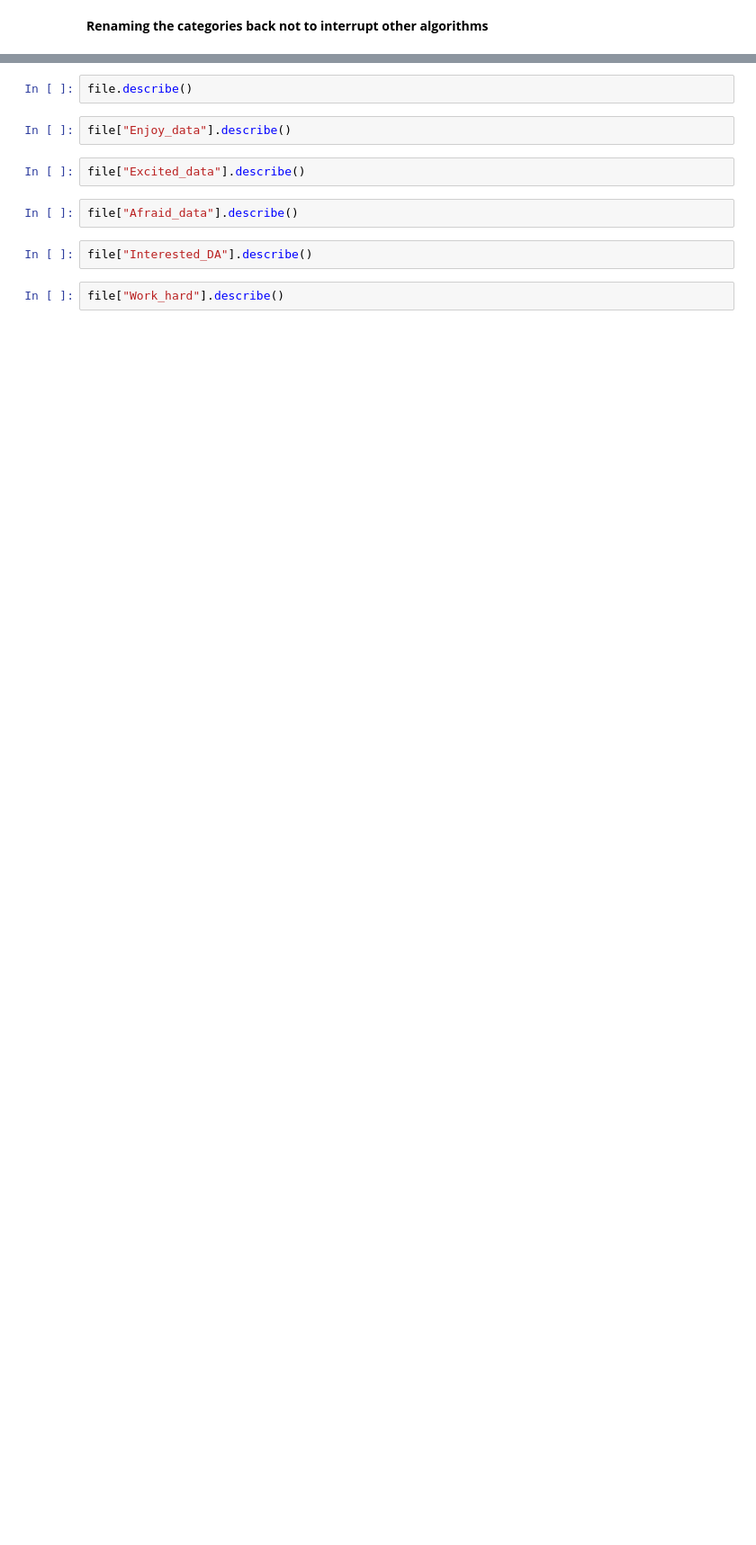
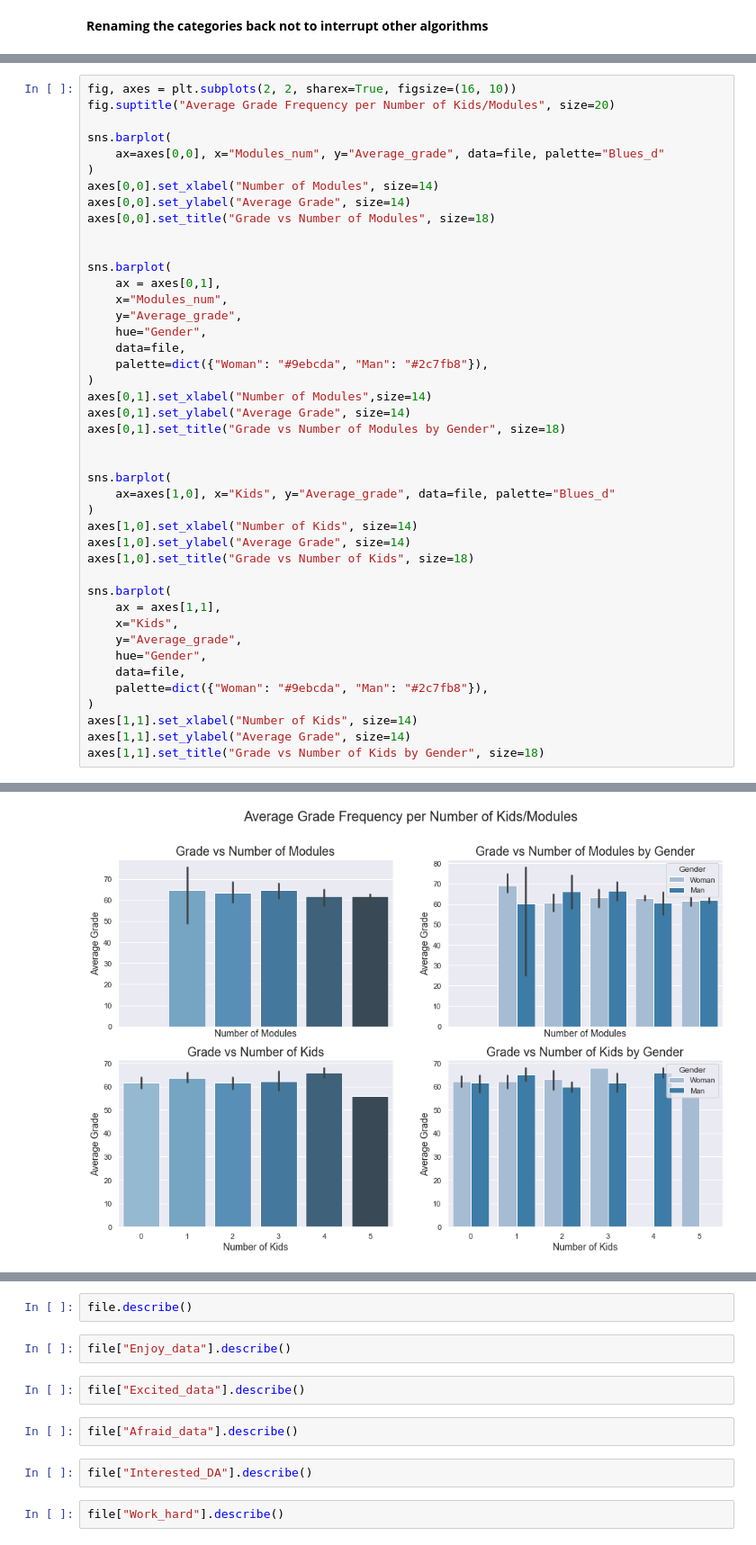
Before and after one commit to ofeliiaB/parental_status_vs_college_performance, a Jupyter notebook: Data_Analytics_Assignment.ipynb, the cells around one changed output, grey strips where cells are left out. Shown: that part at 90% size. Saved outputs shown, nothing was run; the diff lists cells and outputs as text; blank space fills up the shorter version.

Commit message:
added exploratory visuals, cleaned up the notebook and numbered the headers

```diff
--- a/Data_Analytics_Assignment.ipynb
+++ b/Data_Analytics_Assignment.ipynb
@@ -549,0 +478,44 @@ for i in scatter_configs_cor:
+# %%
+fig, axes = plt.subplots(2, 2, sharex=True, figsize=(16, 10))
+fig.suptitle("Average Grade Frequency per Number of Kids/Modules", size=20)
+
+sns.barplot(
+    ax=axes[0,0], x="Modules_num", y="Average_grade", data=file, palette="Blues_d"
+)
+axes[0,0].set_xlabel("Number of Modules", size=14)
+axes[0,0].set_ylabel("Average Grade", size=14)
+axes[0,0].set_title("Grade vs Number of Modules", size=18)
+
+
+sns.barplot(
+    ax = axes[0,1],
+    x="Modules_num",
+    y="Average_grade",
+    hue="Gender",
+    data=file,
+    palette=dict({"Woman": "#9ebcda", "Man": "#2c7fb8"}),
+)
+axes[0,1].set_xlabel("Number of Modules",size=14)
+axes[0,1].set_ylabel("Average Grade", size=14)
+axes[0,1].set_title("Grade vs Number of Modules by Gender", size=18)
+
+
+sns.barplot(
+    ax=axes[1,0], x="Kids", y="Average_grade", data=file, palette="Blues_d"
+)
+axes[1,0].set_xlabel("Number of Kids", size=14)
+axes[1,0].set_ylabel("Average Grade", size=14)
+axes[1,0].set_title("Grade vs Number of Kids", size=18)
+
+sns.barplot(
+    ax = axes[1,1],
+    x="Kids",
+    y="Average_grade",
+    hue="Gender",
+    data=file,
+    palette=dict({"Woman": "#9ebcda", "Man": "#2c7fb8"}),
+)
+axes[1,1].set_xlabel("Number of Kids", size=14)
+axes[1,1].set_ylabel("Average Grade", size=14)
+axes[1,1].set_title("Grade vs Number of Kids by Gender", size=18)
+# %% [output]
@@ -549,0 +523 @@ for i in scatter_configs_cor:
+[figure, added]
```
Also changed, not shown: parts of 128 cells of this notebook.
